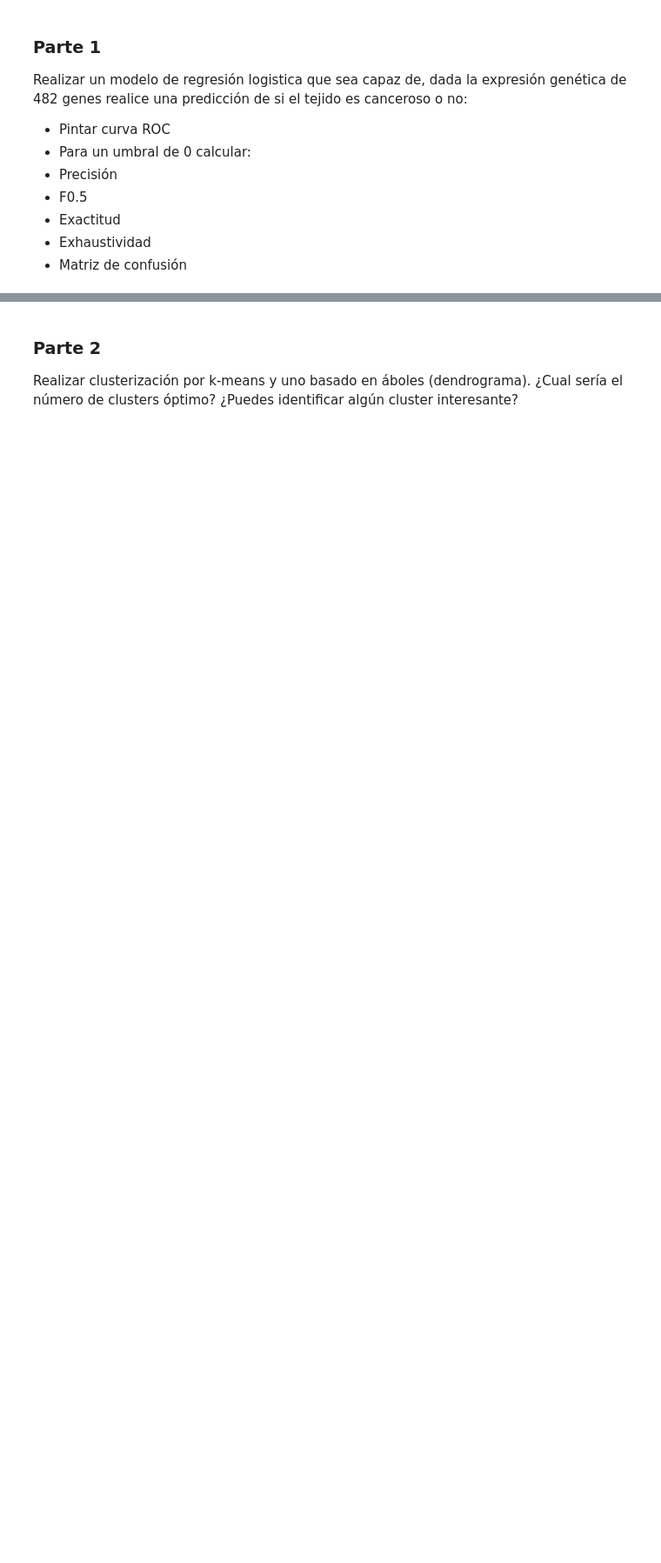
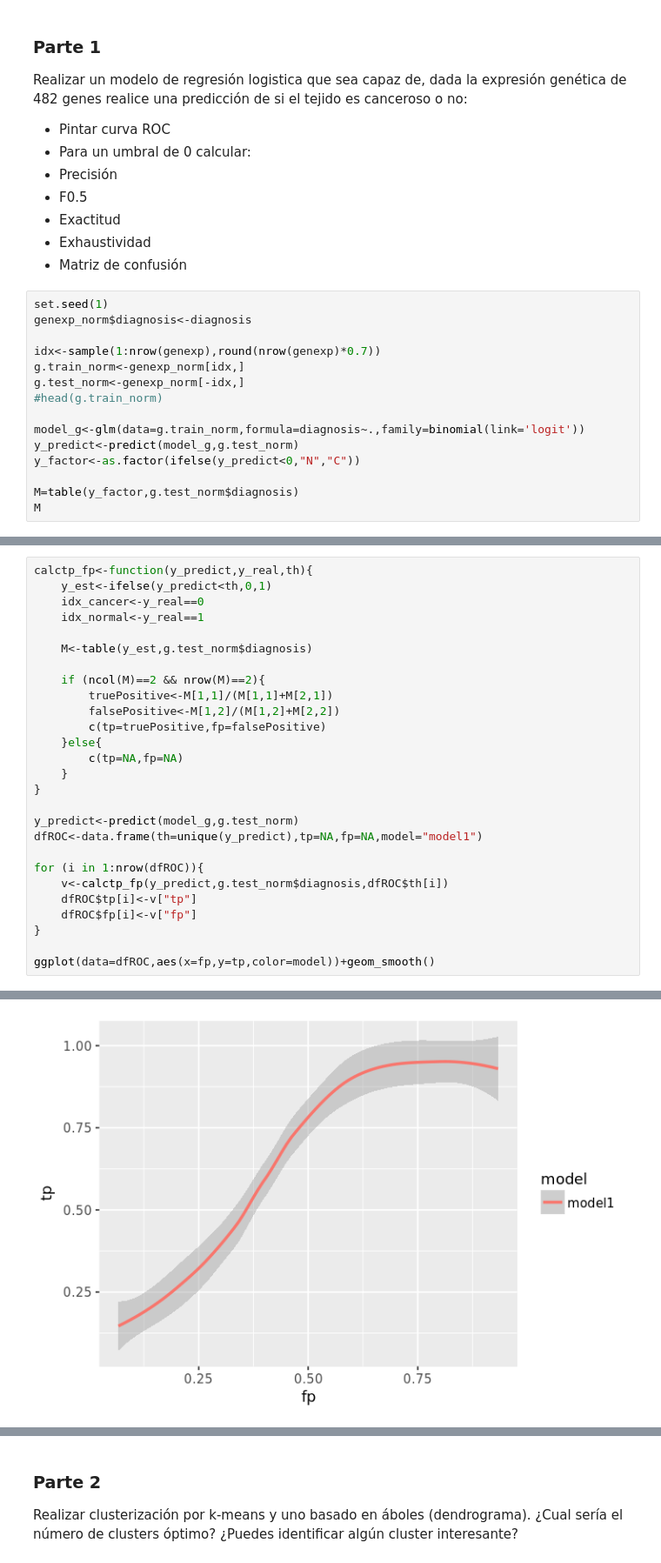
Before and after one commit to miguelcores/introduccion-ML, a Jupyter notebook: Practica.ipynb, the cells around one changed output, grey strips where cells are left out. Shown: that part at 87% size. Saved outputs shown, nothing was run; the diff lists cells and outputs as text; blank space fills up the shorter version.

```diff
--- a/Practica.ipynb
+++ b/Practica.ipynb
@@ -32,3 +47,18 @@ Realizar un modelo de regresión logistica que sea capaz de, dada la expresión
  * Exactitud
  * Exhaustividad
  * Matriz de confusión
+# %%
+set.seed(1)
+genexp_norm$diagnosis<-diagnosis
+
+idx<-sample(1:nrow(genexp),round(nrow(genexp)*0.7))
+g.train_norm<-genexp_norm[idx,]
+g.test_norm<-genexp_norm[-idx,]
+#head(g.train_norm)
+
+model_g<-glm(data=g.train_norm,formula=diagnosis~.,family=binomial(link='logit'))
+y_predict<-predict(model_g,g.test_norm)
+y_factor<-as.factor(ifelse(y_predict<0,"N","C"))
+
+M=table(y_factor,g.test_norm$diagnosis)
+M
@@ -34,0 +78,28 @@ Realizar un modelo de regresión logistica que sea capaz de, dada la expresión
+# %%
+calctp_fp<-function(y_predict,y_real,th){
+    y_est<-ifelse(y_predict<th,0,1)
+    idx_cancer<-y_real==0
+    idx_normal<-y_real==1
+
+    M<-table(y_est,g.test_norm$diagnosis)
+
+    if (ncol(M)==2 && nrow(M)==2){
+        truePositive<-M[1,1]/(M[1,1]+M[2,1])
+        falsePositive<-M[1,2]/(M[1,2]+M[2,2])
+        c(tp=truePositive,fp=falsePositive)
+    }else{
+        c(tp=NA,fp=NA)
+    }
+}
+
+y_predict<-predict(model_g,g.test_norm)
+dfROC<-data.frame(th=unique(y_predict),tp=NA,fp=NA,model="model1")
+
+for (i in 1:nrow(dfROC)){
+    v<-calctp_fp(y_predict,g.test_norm$diagnosis,dfROC$th[i])
+    dfROC$tp[i]<-v["tp"]
+    dfROC$fp[i]<-v["fp"]
+}
+
+ggplot(data=dfROC,aes(x=fp,y=tp,color=model))+geom_smooth()
+# %% [output]
@@ -34,0 +110 @@ Realizar un modelo de regresión logistica que sea capaz de, dada la expresión
+[figure, added]
```
Also changed, not shown: parts of 16 cells of this notebook.
